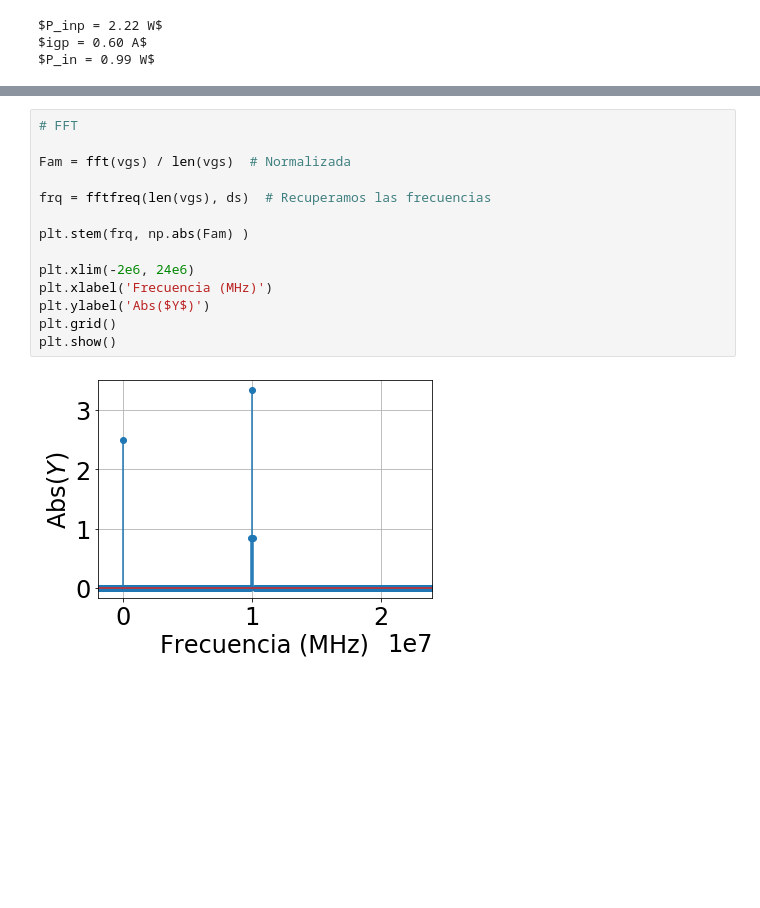
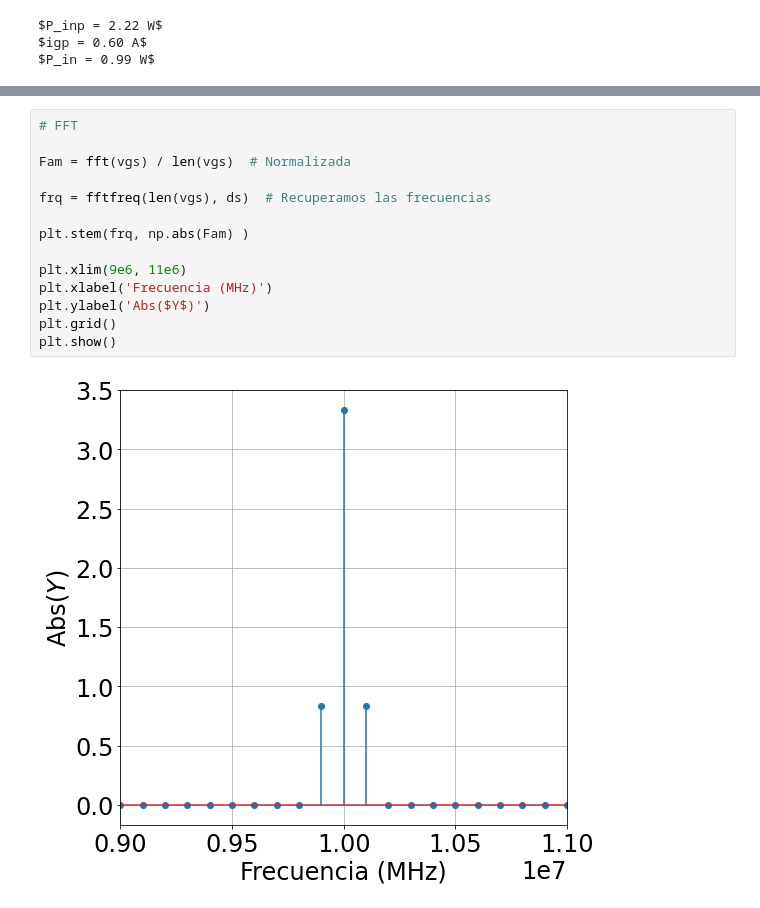
Before and after one commit to eaiii-frba-utn/2020, a Jupyter notebook: 6_Amplificadores_potencia/Ejercicios/Ejercicio5_ClaseC_120_AM_plots.ipynb, the cells around one changed output, grey strips where cells are left out. Drawn from its saved outputs; the diff is of its cells as text; blank space fills up the shorter version.

```diff
--- a/6_Amplificadores_potencia/Ejercicios/Ejercicio5_ClaseC_120_AM_plots.ipynb
+++ b/6_Amplificadores_potencia/Ejercicios/Ejercicio5_ClaseC_120_AM_plots.ipynb
@@ -234,19 +234,19 @@ plt.show()
 # %%
 # FFT
 
 Fam = fft(vgs) / len(vgs)  # Normalizada
 
 frq = fftfreq(len(vgs), ds)  # Recuperamos las frecuencias
 
 plt.stem(frq, np.abs(Fam) )
 
-plt.xlim(-2e6, 24e6)
+plt.xlim(9e6, 11e6)
 plt.xlabel('Frecuencia (MHz)')
 plt.ylabel('Abs($Y$)')
 plt.grid()
 plt.show()
 # %% [output]
-[figure, old version]
+[figure, new version]
 # %%
 # FFT
 
```
Also changed, not shown: parts of 3 cells of this notebook, 7 other files.
